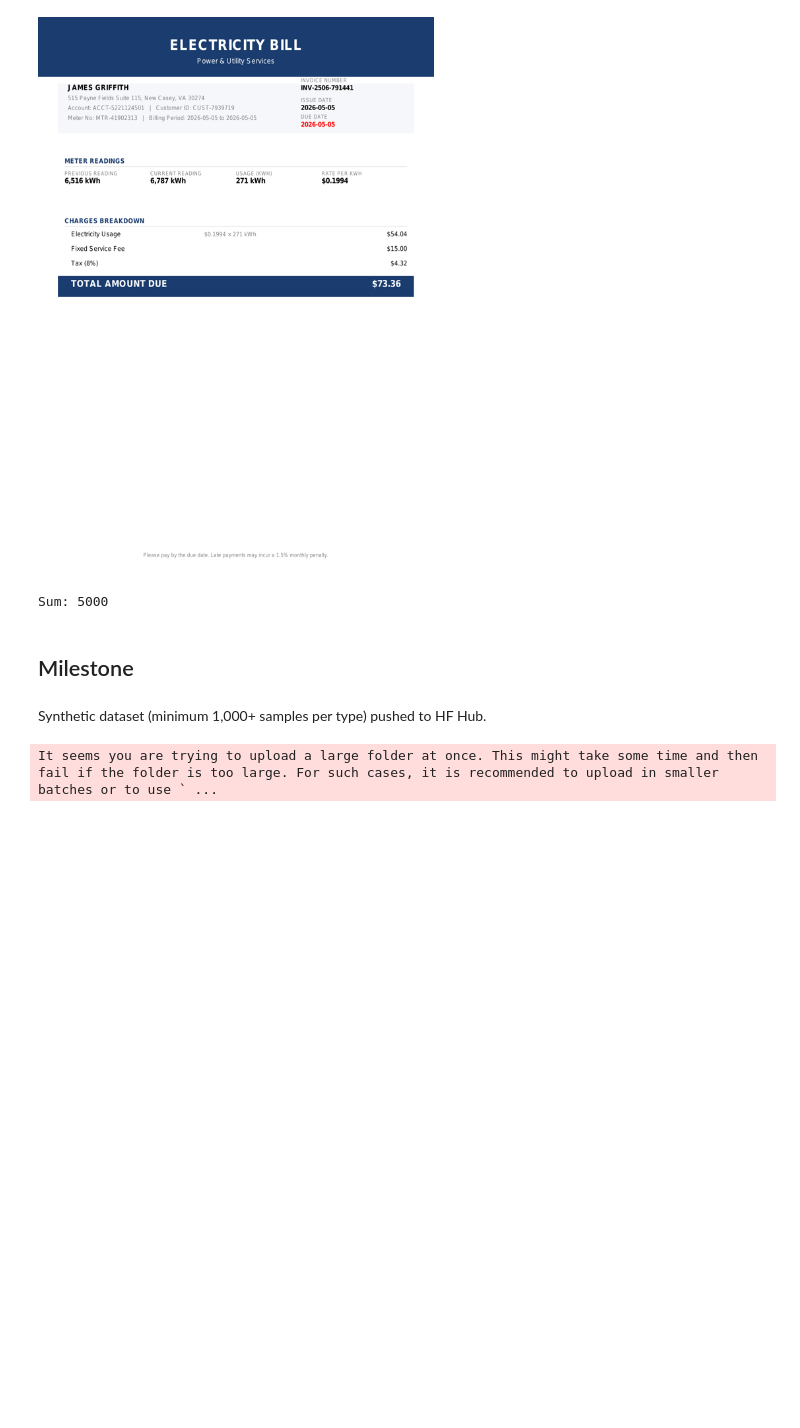
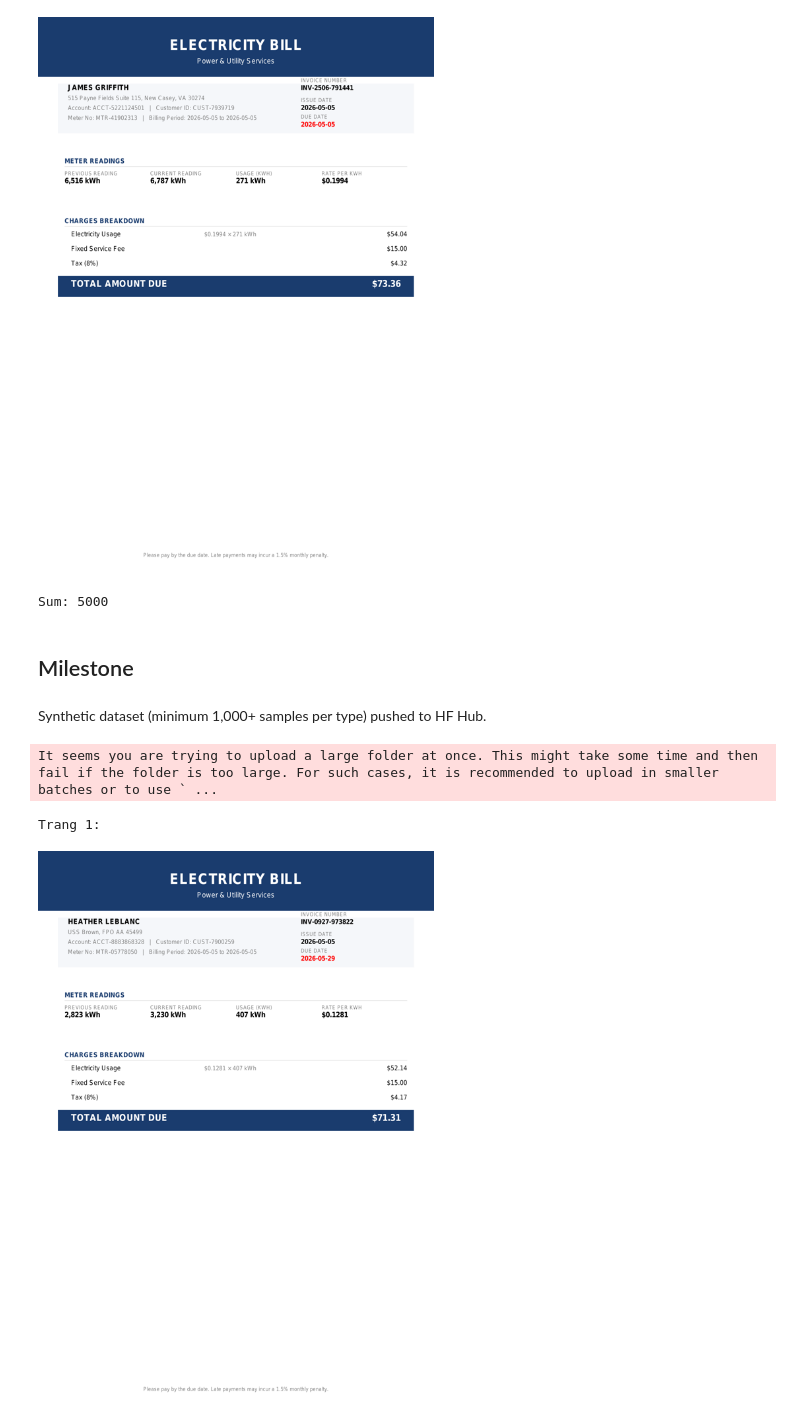
Before and after one commit to NguyenNgocChien-01/Production-Ready-OCR-and-DU, a Jupyter notebook: NguyenNgocChien-Step3-Intern-OCR.ipynb, the cells around one changed output. Saved outputs shown, nothing was run; the diff lists cells and outputs as text; code cells hidden in the pictures; blank space fills up the shorter version.

```diff
--- a/NguyenNgocChien-Step3-Intern-OCR.ipynb
+++ b/NguyenNgocChien-Step3-Intern-OCR.ipynb
@@ -773,6 +773,7 @@ for img in images:
     w, h = img.size
     new_w = 600
     new_h = int(h * new_w / w)
+    img.save()
     display(img.resize((new_w, new_h)))
 # %% [output]
 [figure]
@@ -854,3 +855,37 @@ if __name__ == "__main__":
     )
 # %% [output]
 It seems you are trying to upload a large folder at once. This might take some time and then fail if the folder is too large. For such cases, it is recommended to upload in smaller batches or to use ` ...
+# %%
+import os
+from pdf2image import convert_from_path
+from IPython.display import display
+
+# Bước 1: Chuẩn bị thư mục và dữ liệu
+os.makedirs("dataset", exist_ok=True)
+raw = step1_generate_invoice()
+path = 'dataset/sample_invoice.pdf'
+
+# Bước 2: Tạo tệp PDF
+step2_create_invoice_pdf(raw, path)
+
+# Bước 3: Chuyển đổi PDF sang ảnh (mặc định 200 DPI)
+images = convert_from_path(path)
+
+# Bước 4: Xử lý và hiển thị
+for i, img in enumerate(images):
+    w, h = img.size
+    new_w = 600
+    new_h = int(h * new_w / w)
+
+    # Resize để hiển thị cho gọn trên Notebook
+    resized_img = img.resize((new_w, new_h))
+
+    # Lưu ảnh nếu cần (đặt tên theo trang)
+    img_save_path = f'dataset/sample_invoice_page_{i+1}.jpg'
+    img.save(img_save_path, 'JPEG')
+
+    print(f"Trang {i+1}:")
+    display(resized_img)
+# %% [output]
+Trang 1:
+[figure, added]
```
Also changed, not shown: 3 other files.
